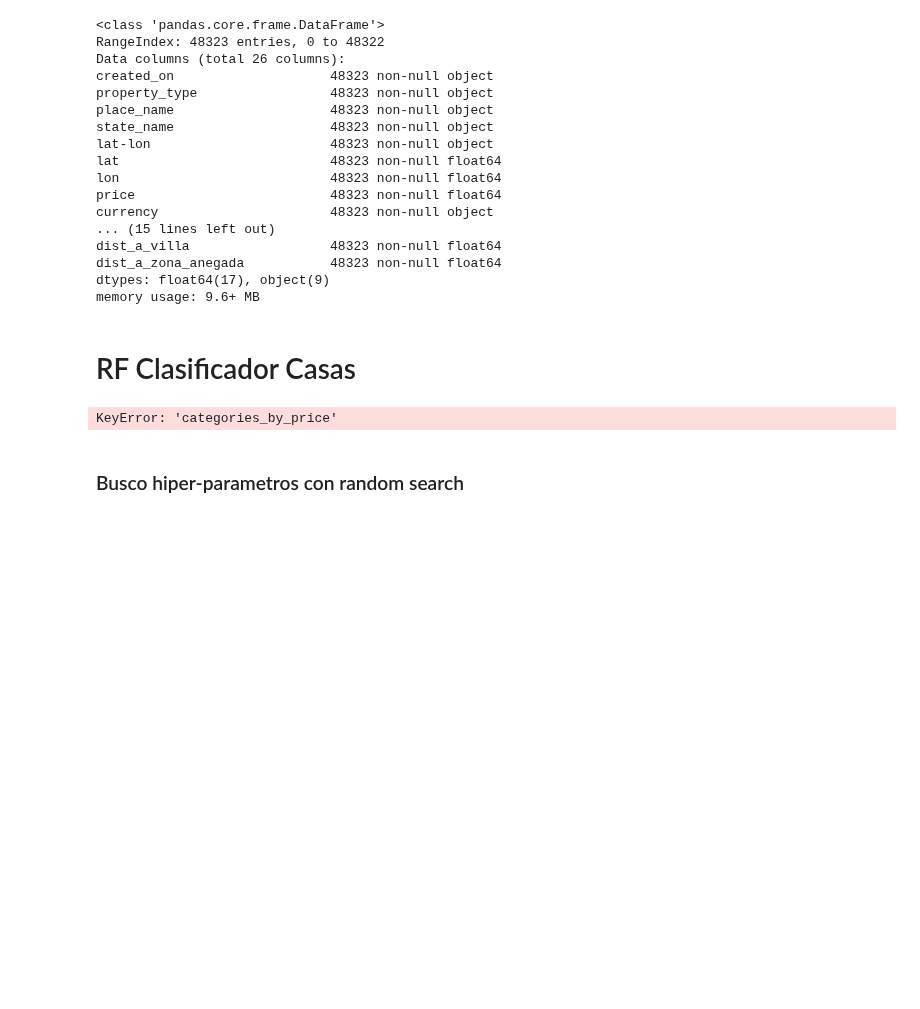
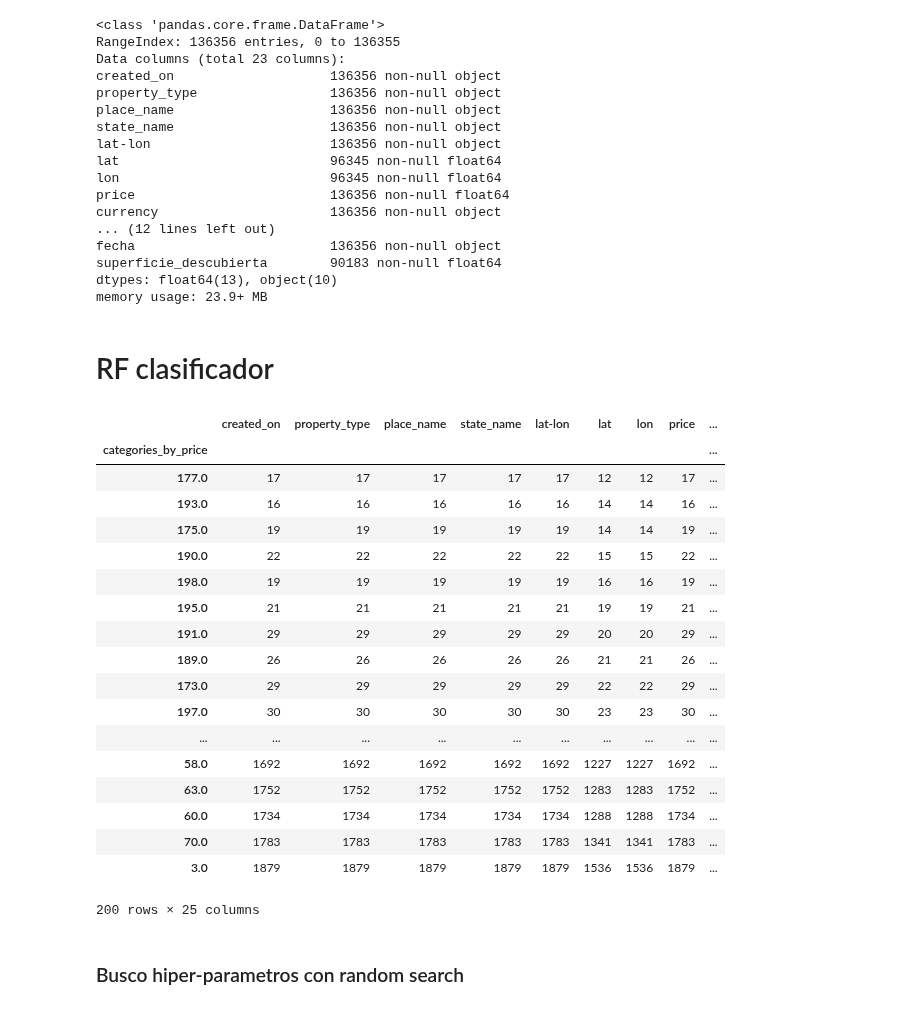
Before and after one commit to AlejandroDaneri/Machine-Learning-Properati, a Jupyter notebook: Random Forest.ipynb, the cells around one changed output. Drawn from its saved outputs; the diff is of its cells as text; code cells hidden in the pictures; blank space fills up the shorter version.

```diff
--- a/Random Forest.ipynb
+++ b/Random Forest.ipynb
@@ -18,7 +18,7 @@ from sklearn.ensemble import RandomForestClassifier,RandomForestRegressor
 from sklearn.preprocessing import RobustScaler
 from sklearn.model_selection import GridSearchCV, RandomizedSearchCV, train_test_split
 
-properati = pd.read_csv('datos/caba_para_mapa.csv',error_bad_lines=False)
+properati = pd.read_csv('datos/properati_final.csv',error_bad_lines=False)
 len (properati)
 # %% [output]
 [interactive output not drawn]
@@ -28,26 +28,25 @@ properati.info()
 properati=properati.loc[properati.price_aprox_usd<1e6]
 # %% [output]
 <class 'pandas.core.frame.DataFrame'>
-RangeIndex: 48323 entries, 0 to 48322
-Data columns (total 26 columns):
-created_on                    48323 non-null object
-property_type                 48323 non-null object
-place_name                    48323 non-null object
-state_name                    48323 non-null object
-lat-lon                       48323 non-null object
-lat                           48323 non-null float64
-lon                           48323 non-null float64
-price                         48323 non-null float64
-currency                      48323 non-null object
-... (15 lines left out)
-dist_a_villa                  48323 non-null float64
-dist_a_zona_anegada           48323 non-null float64
-dtypes: float64(17), object(9)
-memory usage: 9.6+ MB
+RangeIndex: 136356 entries, 0 to 136355
+Data columns (total 23 columns):
+created_on                    136356 non-null object
+property_type                 136356 non-null object
+place_name                    136356 non-null object
+state_name                    136356 non-null object
+lat-lon                       136356 non-null object
+lat                           96345 non-null float64
+lon                           96345 non-null float64
+price                         136356 non-null float64
+currency                      136356 non-null object
+... (12 lines left out)
+fecha                         136356 non-null object
+superficie_descubierta        90183 non-null float64
+dtypes: float64(13), object(10)
+memory usage: 23.9+ MB
 # %%
 properati.loc[:,('created_on')] = pd.to_datetime(properati['created_on'])
 properati['anio'] = [x.year for x in properati['created_on'] ]
-properati["relacion"] = properati['dist_a_subte']*properati['dist_a_tren']/2
 # %%
 #paso features con strings a numericos
 le_barrio = preprocessing.LabelEncoder()
@@ -68,14 +66,40 @@ scaler= RobustScaler()
 # %% [markdown]
-# RF Clasificador Casas
+# RF clasificador
+# %%
+cant_buckets = 200
+
+#buckets
+cantidad,rango = np.histogram(properati['price_usd_per_m2'], bins=cant_buckets)
+properati['categories_by_price']=pd.cut(properati['price_usd_per_m2'],rango,labels=np.arange(cant_buckets),include_lowest=True)
+properati['price_range']=pd.cut(properati['price_usd_per_m2'],rango)
+#lo casteo a float porque si no tira error
+properati['categories_by_price']=properati['categories_by_price'].astype(np.float64)
+properati.groupby('categories_by_price').count().sort_values("lat",ascending=True)
+# %% [output]
+|  | created_on | property_type | place_name | state_name | lat-lon | lat | lon | price | ... |
+| categories_by_price |  |  |  |  |  |  |  |  | ... |
+| 177.0 | 17 | 17 | 17 | 17 | 17 | 12 | 12 | 17 | ... |
+| 193.0 | 16 | 16 | 16 | 16 | 16 | 14 | 14 | 16 | ... |
+| 175.0 | 19 | 19 | 19 | 19 | 19 | 14 | 14 | 19 | ... |
+| 190.0 | 22 | 22 | 22 | 22 | 22 | 15 | 15 | 22 | ... |
+| 198.0 | 19 | 19 | 19 | 19 | 19 | 16 | 16 | 19 | ... |
+| 195.0 | 21 | 21 | 21 | 21 | 21 | 19 | 19 | 21 | ... |
+| 191.0 | 29 | 29 | 29 | 29 | 29 | 20 | 20 | 29 | ... |
+| 189.0 | 26 | 26 | 26 | 26 | 26 | 21 | 21 | 26 | ... |
+| 173.0 | 29 | 29 | 29 | 29 | 29 | 22 | 22 | 29 | ... |
+| 197.0 | 30 | 30 | 30 | 30 | 30 | 23 | 23 | 30 | ... |
+| ... | ... | ... | ... | ... | ... | ... | ... | ... | ... |
+| 58.0 | 1692 | 1692 | 1692 | 1692 | 1692 | 1227 | 1227 | 1692 | ... |
+| 63.0 | 1752 | 1752 | 1752 | 1752 | 1752 | 1283 | 1283 | 1752 | ... |
+| 60.0 | 1734 | 1734 | 1734 | 1734 | 1734 | 1288 | 1288 | 1734 | ... |
+| 70.0 | 1783 | 1783 | 1783 | 1783 | 1783 | 1341 | 1341 | 1783 | ... |
+| 3.0 | 1879 | 1879 | 1879 | 1879 | 1879 | 1536 | 1536 | 1879 | ... |
+200 rows × 25 columns
 # %%
 #preparo set de datos
-X = [properati['dist_a_subte'],properati['dist_a_univ'],properati['dist_a_tren'],properati['dist_a_villa'],\
-        properati['dist_a_zona_anegada'],properati['surface_total_in_m2'],\
-        properati['surface_covered_in_m2'],properati['lat'],properati['lon']]
-
+X = [properati['surface_total_in_m2'],\
+    properati['surface_covered_in_m2'],properati['property_type'],properati['state_name'],properati['place_name']]
 y = properati['categories_by_price']
-# %% [output]
-KeyError: 'categories_by_price'
 # %% [markdown]
 ### Busco hiper-parametros con random search
 # %%
```
Also changed, not shown: parts of 11 cells of this notebook, 2 other files.
